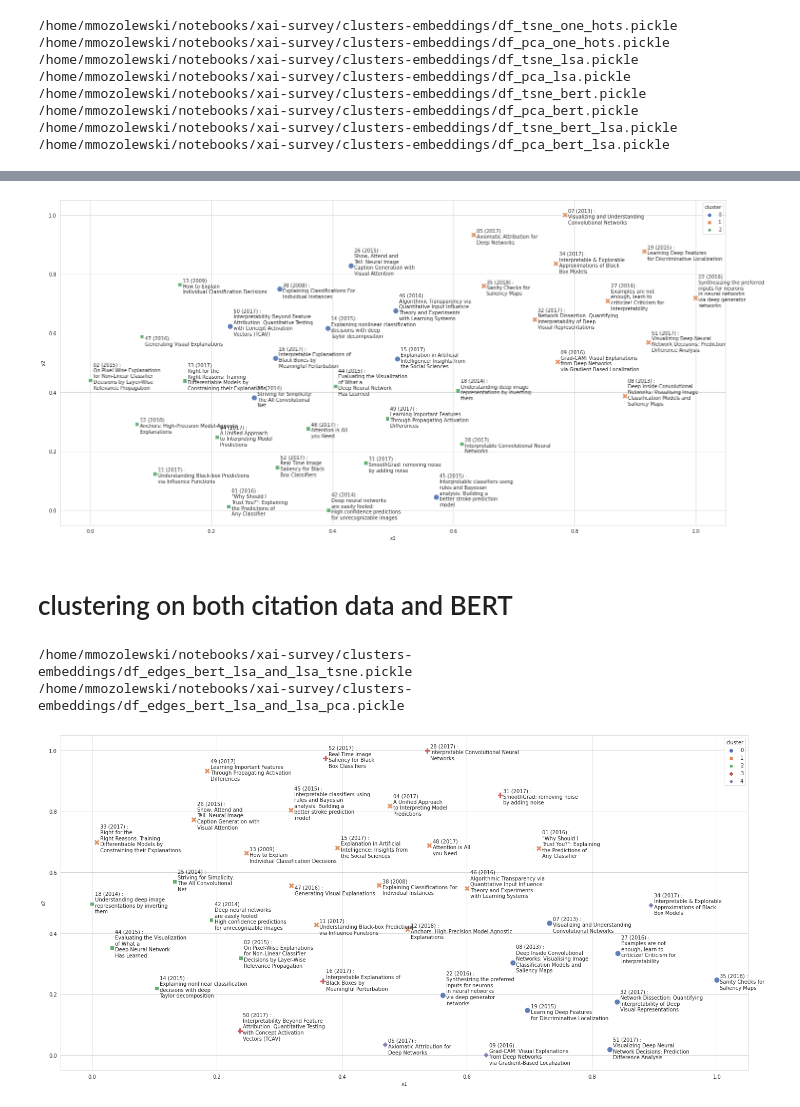
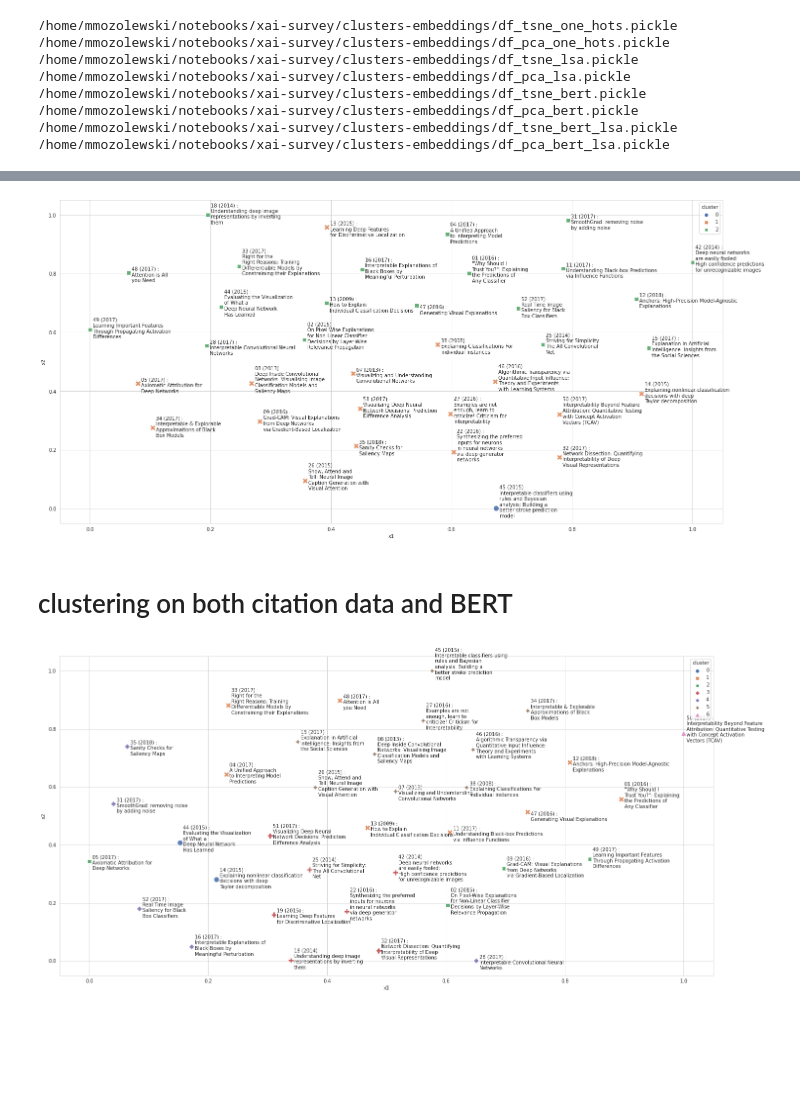
Before and after one commit to mozo64/xai-survey, a Jupyter notebook: src/clustering.ipynb, the cells around one changed output, grey strips where cells are left out. Saved outputs shown, nothing was run; the diff lists cells and outputs as text; code cells hidden in the pictures; blank space fills up the shorter version.

Commit message:
Clustering of articles on survey data
- BERT + citation - 7 clusters

```diff
--- a/src/clustering.ipynb
+++ b/src/clustering.ipynb
@@ -249,0 +293,3 @@ explained variance perc = 80.52789548678436%
+# %%
+df_edges_lsa = get_LSA(df_edges_one_hot, 'article_which_cities', 12)
+df_edges_lsa
@@ -286,6 +351,6 @@ df_edges_bert
 # %% [markdown]
 # LSA features on Sentence-BERT embeddings
 # %%
-df_edges_bert_lsa = get_LSA(df_edges_bert, 'article_which_cities', 4)
+df_edges_bert_lsa = get_LSA(df_edges_bert, 'article_which_cities', 10)
 df_edges_bert_lsa
 # %% [output]
@@ -432,22 +436,20 @@ visualise_clusters(df_tsne_bert_lsa)
 # visualise_clusters(df_pca_bert)
 # visualise_clusters(df_pca_bert_lsa)
 # %% [output]
-[figure, old version]
+[figure, new version]
 # %% [markdown]
 # clustering on both citation data and BERT
 # %%
 df_edges_bert_lsa_and_lsa = pd.concat([df_edges_bert_lsa, df_edges_lsa.loc[:, (df_edges_lsa.columns != 'article_which_cities') & (df_edges_lsa.columns != 'cluster_kmeans')]], axis=1)
-df_edges_bert_lsa_and_lsa = k_means(df_edges_bert_lsa_and_lsa, 'article_which_cities', 5)
+df_edges_bert_lsa_and_lsa = k_means(df_edges_bert_lsa_and_lsa, 'article_which_cities', 7)
 df_edges_bert_lsa_and_lsa_tsne, df_edges_bert_lsa_and_lsa_pca = get_TSNE_and_PCA_embeddings(df_edges_bert_lsa_and_lsa, 'article_which_cities')
-_save_pandas_pickle(df_edges_bert_lsa_and_lsa_tsne, 'df_edges_bert_lsa_and_lsa_tsne', "notebooks/xai-survey/clusters-embeddings")
-_save_pandas_pickle(df_edges_bert_lsa_and_lsa_pca, 'df_edges_bert_lsa_and_lsa_pca', "notebooks/xai-survey/clusters-embeddings")
+# _save_pandas_pickle(df_edges_bert_lsa_and_lsa_tsne, 'df_edges_bert_lsa_and_lsa_tsne', "notebooks/xai-survey/clusters-embeddings")
+# _save_pandas_pickle(df_edges_bert_lsa_and_lsa_pca, 'df_edges_bert_lsa_and_lsa_pca', "notebooks/xai-survey/clusters-embeddings")
 
 visualise_clusters(df_edges_bert_lsa_and_lsa_tsne)
 # df_edges_bert_lsa_and_lsa_tsne
 # %% [output]
-/home/mmozolewski/notebooks/xai-survey/clusters-embeddings/df_edges_bert_lsa_and_lsa_tsne.pickle
-/home/mmozolewski/notebooks/xai-survey/clusters-embeddings/df_edges_bert_lsa_and_lsa_pca.pickle
-[figure, old version]
+[figure, new version]
 # %%
 # TODO :
 #  Zamiast BERT - TF-IDF, W2V
```
Also changed, not shown: parts of 13 cells of this notebook.
